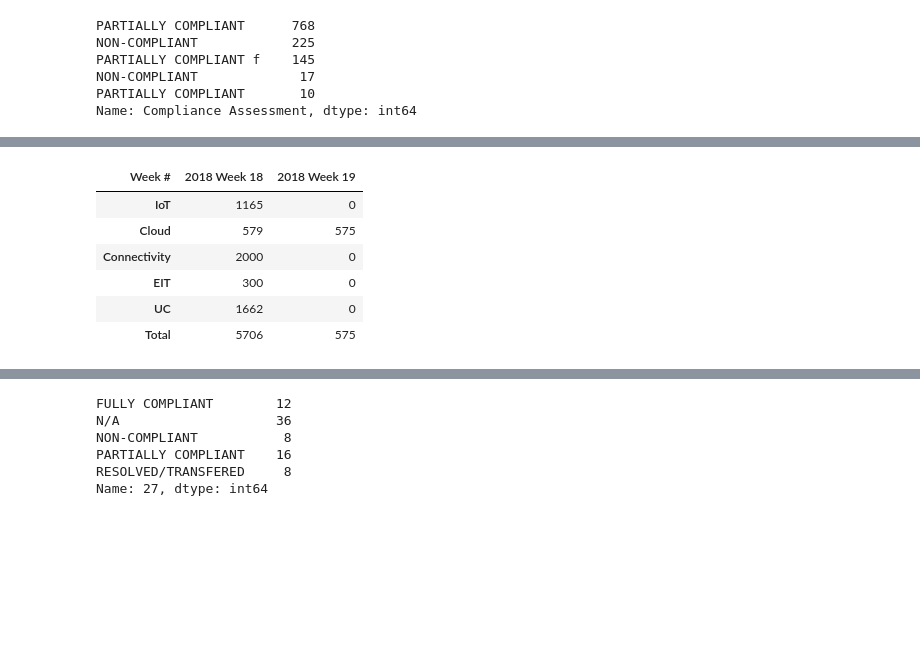
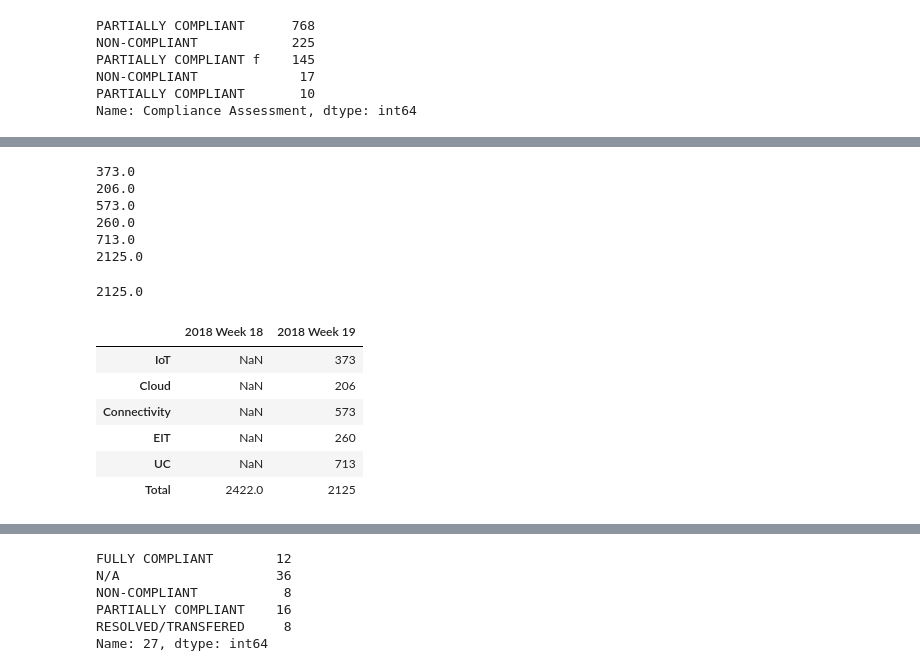
Before and after one commit to billyoconnor/DRC-GDPR, a Jupyter notebook: Compliancy-Heatmap.ipynb, the cells around one changed output, grey strips where cells are left out. Drawn from its saved outputs; the diff is of its cells as text; code cells hidden in the pictures; blank space fills up the shorter version.

```diff
--- a/Compliancy-Heatmap.ipynb
+++ b/Compliancy-Heatmap.ipynb
@@ -953,17 +1260,73 @@ print total_gap
+# %%
+iot_response_stats = response_stats[iot_cols].copy()
+iot_response_stats['Total'] = 0
+for i in iot_response_stats.index:
+    iot_response_stats.loc[i,'Total'] = iot_response_stats.loc[i].sum()
+
+cloud_response_stats = response_stats[cloud_cols].copy()
+cloud_response_stats['Total'] = 0
+for i in cloud_response_stats.index:
+    cloud_response_stats.loc[i,'Total'] = cloud_response_stats.loc[i].sum()
+
+connectivity_response_stats = response_stats[connectivity_cols].copy()
+connectivity_response_stats['Total'] = 0
+for i in connectivity_response_stats.index:
+    connectivity_response_stats.loc[i,'Total'] = connectivity_response_stats.loc[i].sum()
+
+eit_response_stats = response_stats[eit_cols].copy()
+eit_response_stats['Total'] = 0
+for i in eit_response_stats.index:
+    eit_response_stats.loc[i,'Total'] = eit_response_stats.loc[i].sum()
+
+uc_response_stats = response_stats[uc_cols].copy()
+uc_response_stats['Total'] = 0
+for i in uc_response_stats.index:
+    uc_response_stats.loc[i,'Total'] = uc_response_stats.loc[i].sum()
+
+iot_outstanding = iot_response_stats['Total'].sum()
+cloud_outstanding = cloud_response_stats['Total'].sum()
+connectivity_outstanding = connectivity_response_stats['Total'].sum()
+eit_outstanding = eit_response_stats['Total'].sum()
+uc_outstanding = uc_response_stats['Total'].sum()
+
+print iot_outstanding
+print cloud_outstanding
+print connectivity_outstanding
+print eit_outstanding
+print uc_outstanding
+
+print iot_outstanding+cloud_outstanding+connectivity_outstanding+eit_outstanding+uc_outstanding
+# %% [output]
+373.0
+206.0
+573.0
+260.0
+713.0
+2125.0
+# %%
+#response_stats.iloc[3:]['Total'].sum()
+# only want to plot 3,4,5, and 6
+
+
+
+total_outstanding
+# %% [output]
+2125.0
 # %%
 #burndown_df.head()
 
 pca_burndown_df = pd.read_excel('./burndown.xlsx', sheet_name='PCA Burndown')
 rolled_up_pca_burndown_df = pd.read_excel('./burndown.xlsx', sheet_name='PCA Burndown Rolled Up')
 sca_burndown_df = pd.read_excel('./burndown.xlsx', sheet_name='SCA Burndown')
+pca_status_burndown_df = pd.read_excel('./burndown.xlsx', sheet_name='PCA Status Burndown')
 
 pca_burndown_df.columns.name = 'Week #'
-pca_burndown_df.head(10)
+pca_status_burndown_df.head(10)
 # %% [output]
-| Week # | 2018 Week 18 | 2018 Week 19 |
-| IoT | 1165 | 0 |
-| Cloud | 579 | 575 |
-| Connectivity | 2000 | 0 |
-| EIT | 300 | 0 |
-| UC | 1662 | 0 |
-| Total | 5706 | 575 |
+|  | 2018 Week 18 | 2018 Week 19 |
+| IoT | NaN | 373 |
+| Cloud | NaN | 206 |
+| Connectivity | NaN | 573 |
+| EIT | NaN | 260 |
+| UC | NaN | 713 |
+| Total | 2422.0 | 2125 |
```
Also changed, not shown: parts of 63 cells of this notebook, 1 other file.
